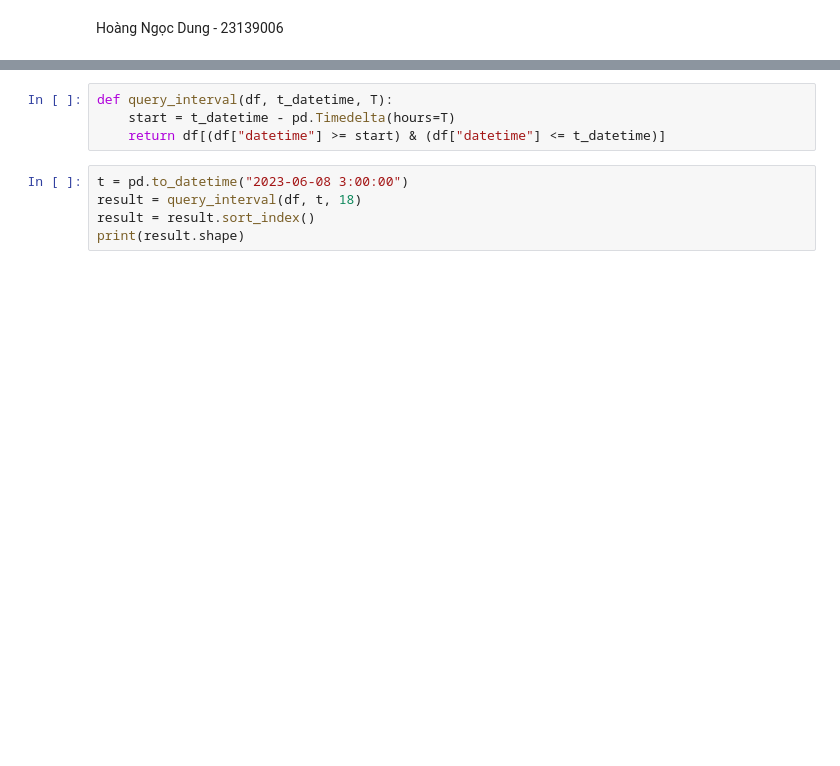
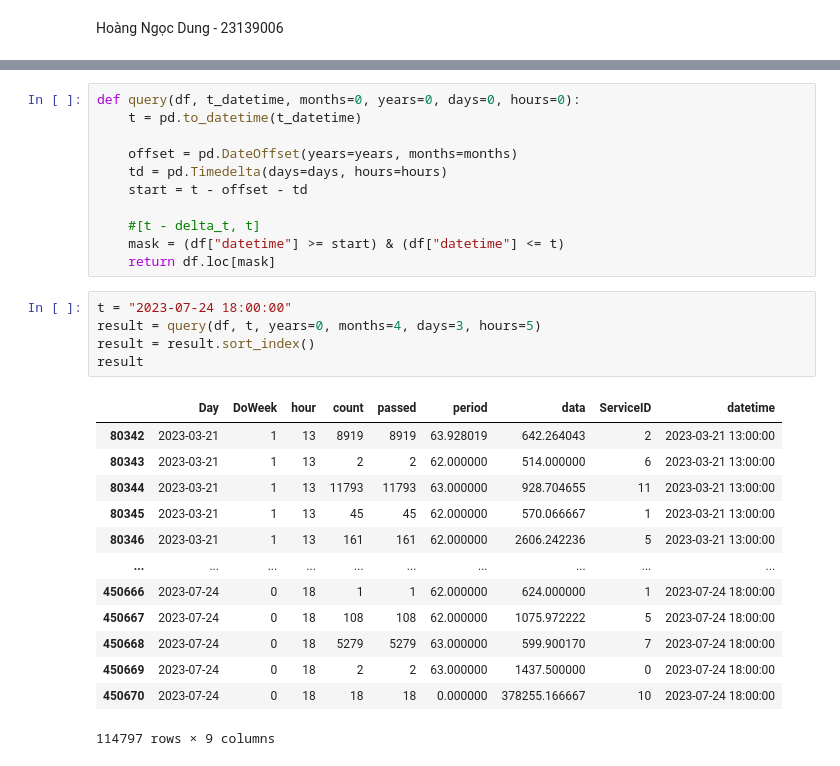
Before and after one commit to giunzz/Data_Science, a Jupyter notebook: GK_data/BT.ipynb, the cells around one changed output, grey strips where cells are left out. Drawn from its saved outputs; the diff is of its cells as text; blank space fills up the shorter version.

```diff
--- a/GK_data/BT.ipynb
+++ b/GK_data/BT.ipynb
@@ -159,9 +47,30 @@ df
 # %%
-def query_interval(df, t_datetime, T):
-    start = t_datetime - pd.Timedelta(hours=T)
-    return df[(df["datetime"] >= start) & (df["datetime"] <= t_datetime)]
+def query(df, t_datetime, months=0, years=0, days=0, hours=0):
+    t = pd.to_datetime(t_datetime)
+
+    offset = pd.DateOffset(years=years, months=months)
+    td = pd.Timedelta(days=days, hours=hours)
+    start = t - offset - td
+
+    #[t - delta_t, t]
+    mask = (df["datetime"] >= start) & (df["datetime"] <= t)
+    return df.loc[mask]
 # %%
-t = pd.to_datetime("2023-06-08 3:00:00")
-result = query_interval(df, t, 18)
+t = "2023-07-24 18:00:00"
+result = query(df, t, years=0, months=4, days=3, hours=5)
 result = result.sort_index()
-print(result.shape)
+result
+# %% [output]
+|  | Day | DoWeek | hour | count | passed | period | data | ServiceID | datetime |
+| 80342 | 2023-03-21 | 1 | 13 | 8919 | 8919 | 63.928019 | 642.264043 | 2 | 2023-03-21 13:00:00 |
+| 80343 | 2023-03-21 | 1 | 13 | 2 | 2 | 62.000000 | 514.000000 | 6 | 2023-03-21 13:00:00 |
+| 80344 | 2023-03-21 | 1 | 13 | 11793 | 11793 | 63.000000 | 928.704655 | 11 | 2023-03-21 13:00:00 |
+| 80345 | 2023-03-21 | 1 | 13 | 45 | 45 | 62.000000 | 570.066667 | 1 | 2023-03-21 13:00:00 |
+| 80346 | 2023-03-21 | 1 | 13 | 161 | 161 | 62.000000 | 2606.242236 | 5 | 2023-03-21 13:00:00 |
+| ... | ... | ... | ... | ... | ... | ... | ... | ... | ... |
+| 450666 | 2023-07-24 | 0 | 18 | 1 | 1 | 62.000000 | 624.000000 | 1 | 2023-07-24 18:00:00 |
+| 450667 | 2023-07-24 | 0 | 18 | 108 | 108 | 62.000000 | 1075.972222 | 5 | 2023-07-24 18:00:00 |
+| 450668 | 2023-07-24 | 0 | 18 | 5279 | 5279 | 63.000000 | 599.900170 | 7 | 2023-07-24 18:00:00 |
+| 450669 | 2023-07-24 | 0 | 18 | 2 | 2 | 63.000000 | 1437.500000 | 0 | 2023-07-24 18:00:00 |
+| 450670 | 2023-07-24 | 0 | 18 | 18 | 18 | 0.000000 | 378255.166667 | 10 | 2023-07-24 18:00:00 |
+114797 rows × 9 columns
```
Also changed, not shown: parts of 21 cells of this notebook, 2 other files.
